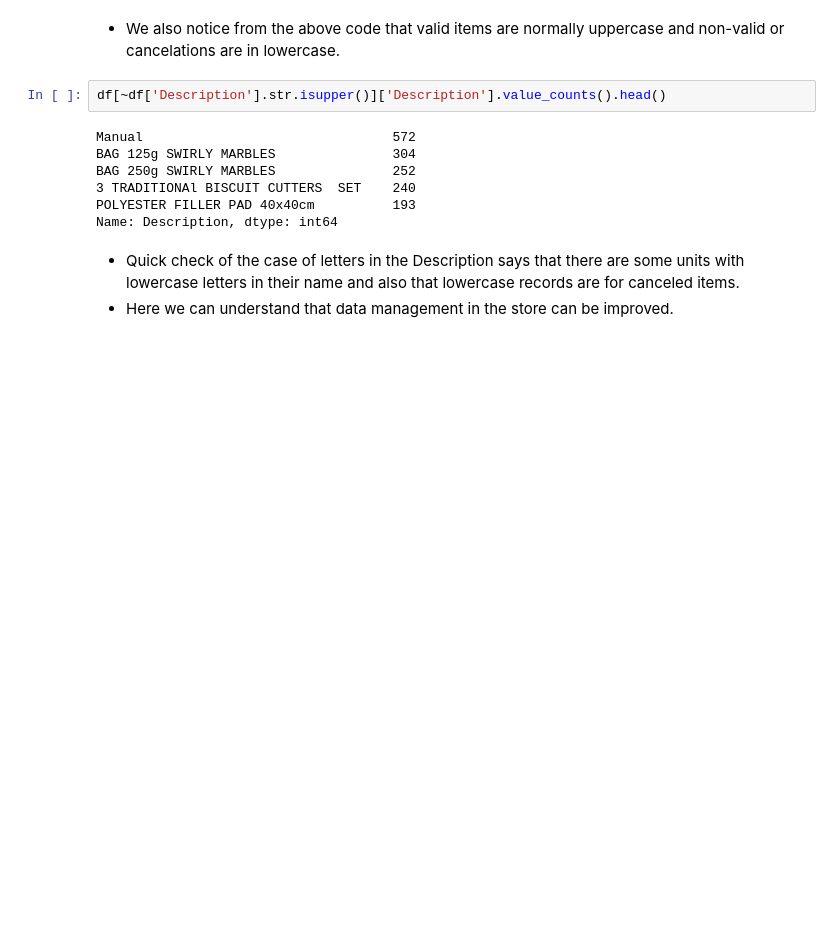
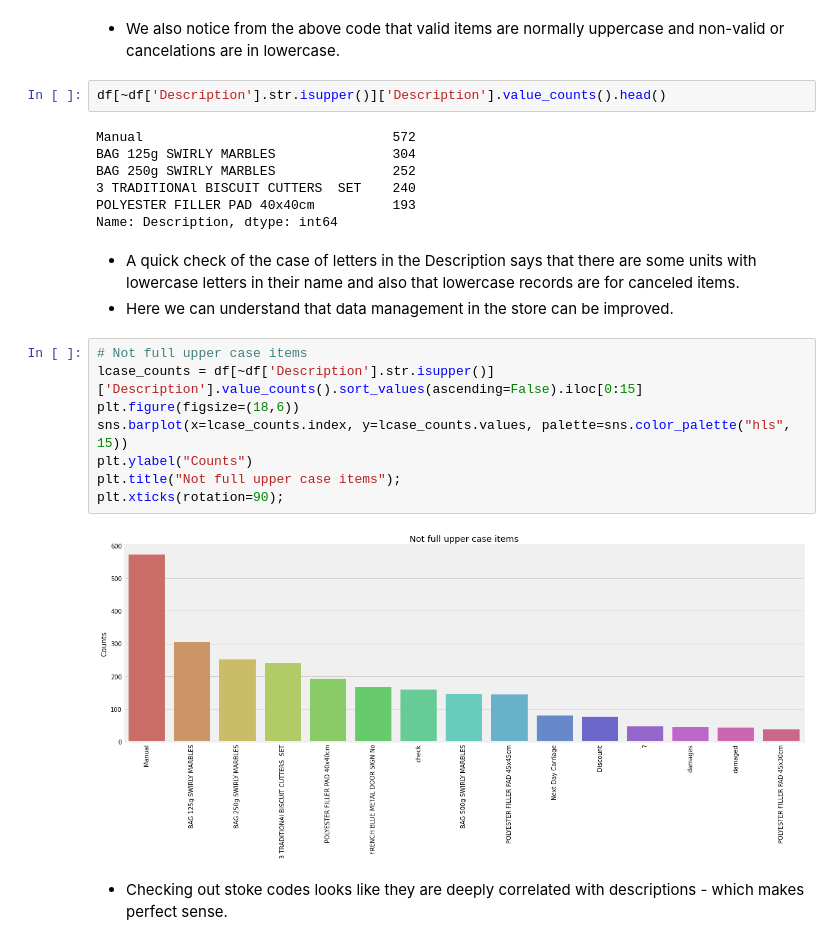
Before and after one commit to AmirMotefaker/Predicting-Sales-Ecommerce, a Jupyter notebook: predicting-sales-ecommerce.ipynb, the cells around one changed output. Drawn from its saved outputs; the diff is of its cells as text; blank space fills up the shorter version.

```diff
--- a/predicting-sales-ecommerce.ipynb
+++ b/predicting-sales-ecommerce.ipynb
@@ -202,5 +202,17 @@ BAG 250g SWIRLY MARBLES               252
 POLYESTER FILLER PAD 40x40cm          193
 Name: Description, dtype: int64
 # %% [markdown]
-- Quick check of the case of letters in the Description says that there are some units with lowercase letters in their name and also that lowercase records are for canceled items.
+- A quick check of the case of letters in the Description says that there are some units with lowercase letters in their name and also that lowercase records are for canceled items.
 - Here we can understand that data management in the store can be improved.
+# %%
+# Not full upper case items
+lcase_counts = df[~df['Description'].str.isupper()]['Description'].value_counts().sort_values(ascending=False).iloc[0:15]
+plt.figure(figsize=(18,6))
+sns.barplot(x=lcase_counts.index, y=lcase_counts.values, palette=sns.color_palette("hls", 15))
+plt.ylabel("Counts")
+plt.title("Not full upper case items");
+plt.xticks(rotation=90);
+# %% [output]
+[figure, added]
+# %% [markdown]
+- Checking out stoke codes looks like they are deeply correlated with descriptions - which makes perfect sense.
```
Also changed, not shown: parts of 1 cell of this notebook.
